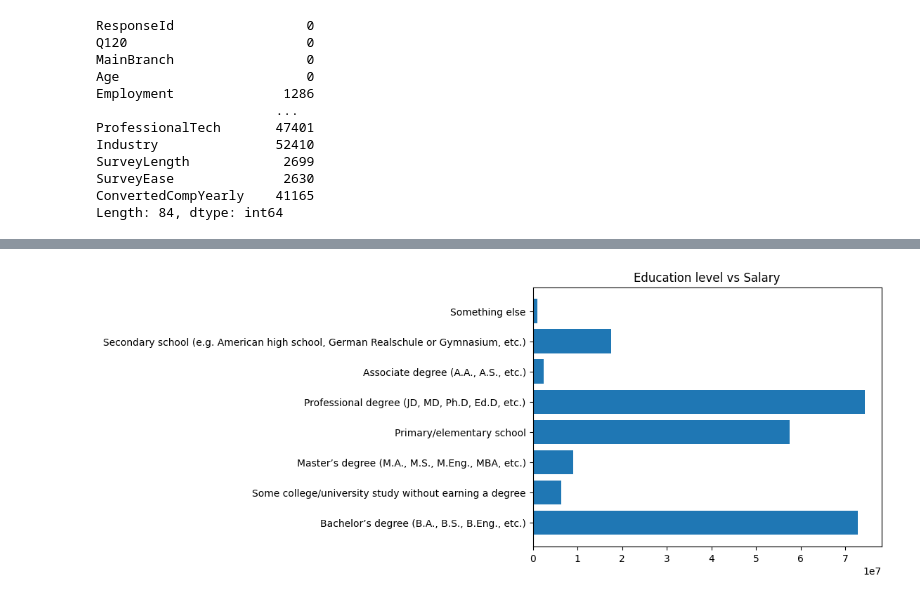
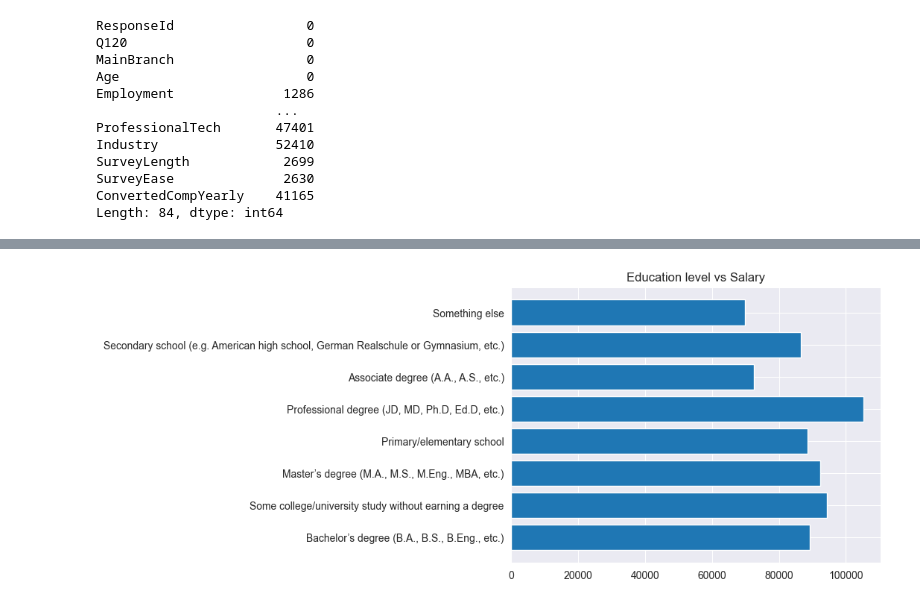
Before and after one commit to anonjustchillin/MachineLearning_labs, a Jupyter notebook: lin_reg_task/task2.ipynb, the cells around one changed output, grey strips where cells are left out. Saved outputs shown, nothing was run; the diff lists cells and outputs as text; code cells hidden in the pictures.

```diff
--- a/lin_reg_task/task2.ipynb
+++ b/lin_reg_task/task2.ipynb
@@ -34,6 +43,8 @@ Length: 84, dtype: int64
 df = dataset[['ResponseId', 'EdLevel', 'LanguageHaveWorkedWith', 'WorkExp', 'ConvertedCompYearly']]
 df = df.dropna(subset=['ConvertedCompYearly'])
 df = df.dropna(subset=['LanguageHaveWorkedWith'])
+df = df.dropna(subset=['WorkExp'])
 df['EdLevel'] = df['EdLevel'].astype('category')
+df.rename({'ConvertedCompYearly': 'Salary'}, axis=1, inplace=True)
 df.head()
 # %% [output]
@@ -99,0 +135,5 @@ salary_per_langue.T.head()
+# %%
+plt.rcParams.update({'font.size': 10})
+plt.barh(y=df2["Language"], width=df2["mean"])
+plt.title('Language knowledge vs Salary')
+plt.show()
@@ -99,0 +144,8 @@ salary_per_langue.T.head()
+# %%
+df_ed_mean = df.loc[:, ['EdLevel', 'Salary']]
+lim1 = np.abs((df_ed_mean.Salary - df_ed_mean.Salary.mean()) / df_ed_mean.Salary.std(ddof=0)) < 3
+df_ed_mean = df_ed_mean.where(lim1, np.nan)
+df_ed_mean = df_ed_mean.dropna()
+# %%
+df_ed_mean = df_ed_mean.groupby('EdLevel', observed=True)['Salary'].mean()
+df_ed_mean
@@ -100,7 +163,7 @@ salary_per_langue.T.head()
 # %%
 plt.rcParams.update({'font.size': 10})
-plt.barh(y=df['EdLevel'], width=df['ConvertedCompYearly'])
+plt.barh(y=df['EdLevel'].unique(), width=df_ed_mean)
 plt.title('Education level vs Salary')
 plt.show()
 # %% [output]
-[figure, old version]
+[figure, new version]
```
Also changed, not shown: parts of 43 cells of this notebook, 1 other file.
